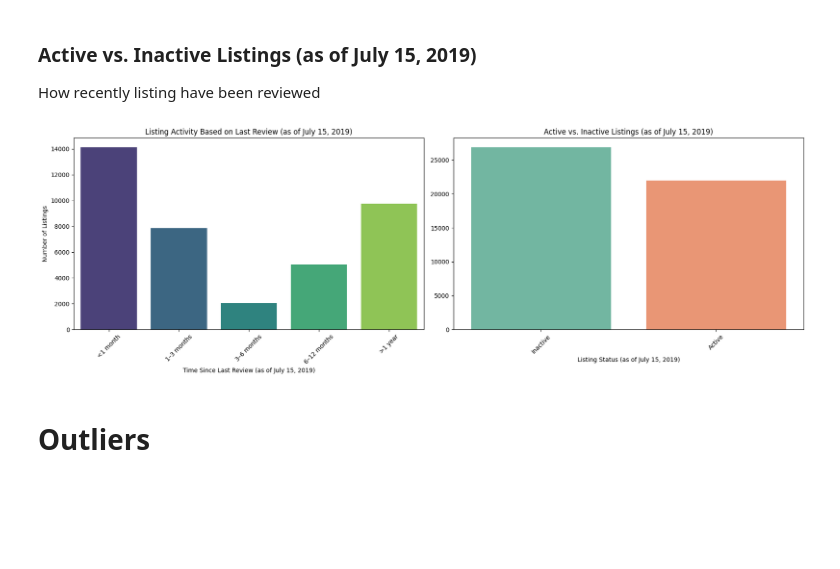
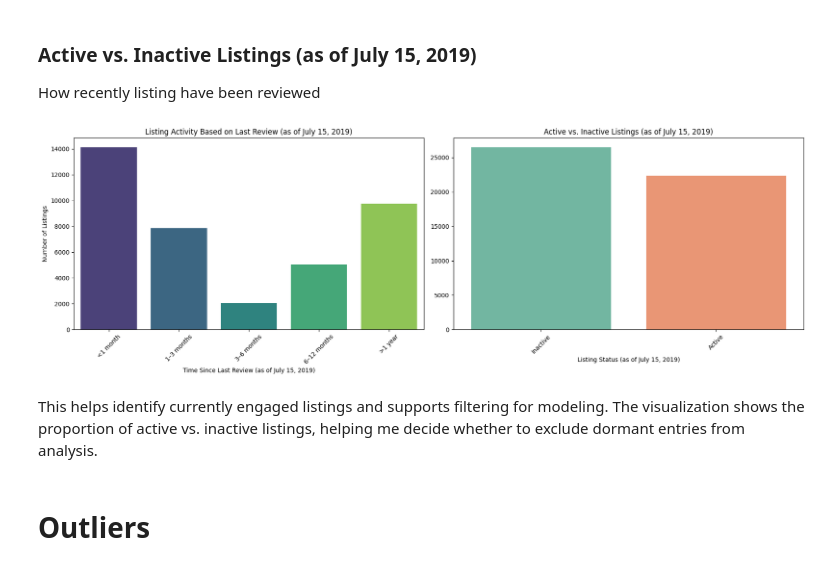
Before and after one commit to msalaverri/machine-learning-python-msalaverri, a Jupyter notebook: src/explore.ipynb, the cells around one changed output. Saved outputs shown, nothing was run; the diff lists cells and outputs as text; code cells hidden in the pictures; blank space fills up the shorter version.

```diff
--- a/src/explore.ipynb
+++ b/src/explore.ipynb
@@ -359,35 +360,37 @@ fig, axis = plt.subplots(figsize=(18, 6), ncols=2)
 latest_review = df['last_review'].max()
 reference_date = latest_review + pd.Timedelta(days=7)
 
 # Days since last review
 df['days_since_last_review'] = (reference_date - df['last_review']).dt.days
 
 # Review recency bins
 bins = [0, 30, 90, 180, 365, df['days_since_last_review'].max()]
 labels = ['<1 month', '1–3 months', '3–6 months', '6–12 months', '>1 year']
 df['review_recent'] = pd.cut(df['days_since_last_review'], bins=bins, labels=labels)
 
 # Binary active/inactive flag (active = reviewed within 90 days)
-df['is_active'] = df['days_since_last_review'] <= 90
+df['is_active'] = df['days_since_last_review'] <= 100
 
 # Plot 1: Review recency distribution
 sns.countplot(ax=axis[0], data=df, x='review_recent', order=labels, hue='review_recent', palette='viridis', legend=False)
 axis[0].set_title('Listing Activity Based on Last Review (as of July 15, 2019)')
 axis[0].set_xlabel('Time Since Last Review (as of July 15, 2019)')
 axis[0].set_ylabel('Number of Listings')
 axis[0].tick_params(axis='x', rotation=45)
 
 # Plot 2: Active vs. Inactive listings
 sns.countplot(ax=axis[1], data=df, x='is_active', hue='is_active', palette='Set2', legend=False)
 axis[1].set_title('Active vs. Inactive Listings (as of July 15, 2019)')
 axis[1].set_xlabel('Listing Status (as of July 15, 2019)')
 axis[1].set_ylabel('')
 axis[1].set_xticklabels(['Inactive', 'Active'], rotation=45)
 
 plt.tight_layout()
 plt.show()
 # %% [output]
-[figure, old version]
+[figure, new version]
+# %% [markdown]
+This helps identify currently engaged listings and supports filtering for modeling. The visualization shows the proportion of active vs. inactive listings, helping me decide whether to exclude dormant entries from analysis.
 # %% [markdown]
 # Outliers
 # %%
```
Also changed, not shown: parts of 7 cells of this notebook, 1 other file.
